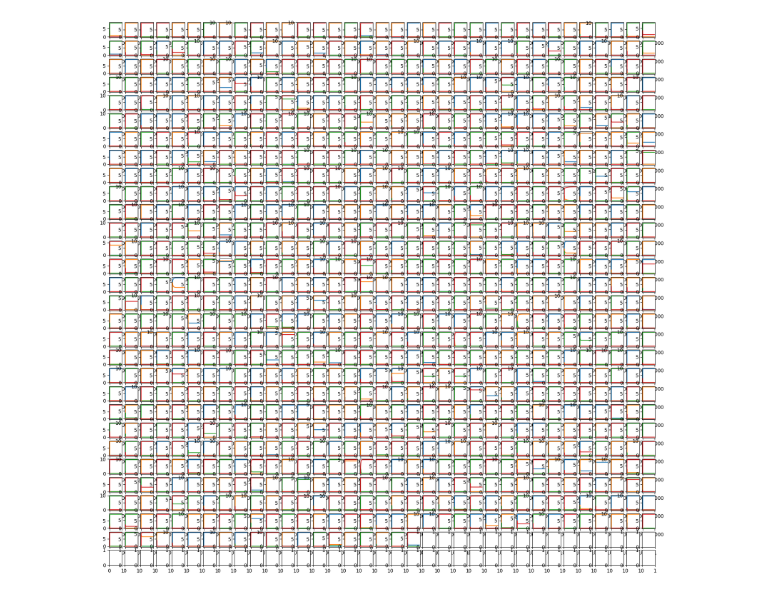
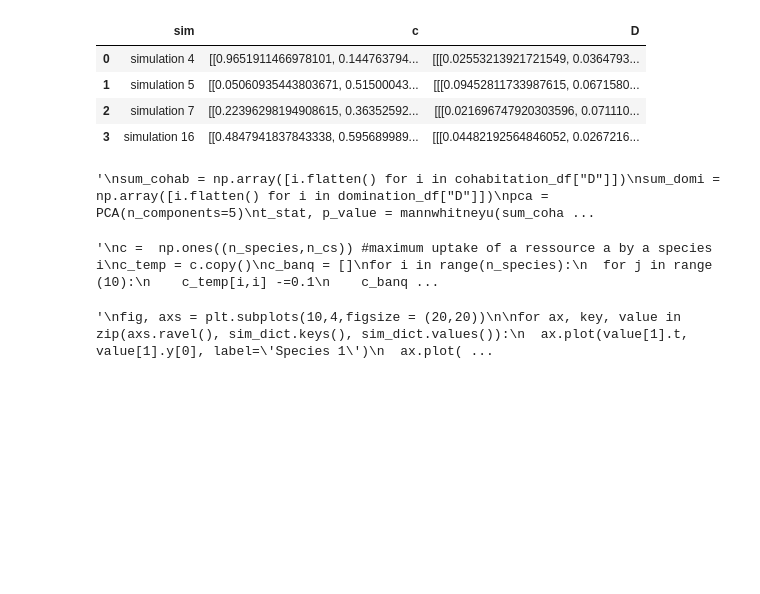
Before and after one commit to GiveMe1Coffee/m6-consumer-resource-model, a Jupyter notebook: M6_project.ipynb, the cells around one changed output. Drawn from its saved outputs; the diff is of its cells as text; code cells hidden in the pictures; blank space fills up the shorter version.

```diff
--- a/M6_project.ipynb
+++ b/M6_project.ipynb
@@ -247,7 +253,70 @@ for i in range(1000):
+# %%
+#trash
+
+cohabitation_data = {"sim":[], "c" :[], "D" : []}
+
+domination_data = {"sim":[],"c":[], "D":[]}
+
+for i in range(len(sim_dict)):
+  index_alive = []
+  for a in range(n_species):
+    if sim_dict[f"simulation {i}"][1].y[a][-1:] > 1e-9:
+      index_alive.append(a)
+  if len(index_alive) > 1:
+    cohabitation_data["sim"].append(f"simulation {i}")
+    cohabitation_data["c"].append(sim_dict[f"simulation {i}"][0][0])
+    cohabitation_data["D"].append(sim_dict[f"simulation {i}"][0][1])
+  else:
+    domination_data["sim"].append(f"simulation {i}")
+    domination_data["c"].append(sim_dict[f"simulation {i}"][0][0])
+    domination_data["D"].append(sim_dict[f"simulation {i}"][0][1])
+
+cohabitation_df = pd.DataFrame(cohabitation_data)
+domination_df = pd.DataFrame(domination_data)
+cohabitation_df.head()
+# %% [output]
+|  | sim | c | D |
+| 0 | simulation 4 | [[0.9651911466978101, 0.144763794... | [[[0.02553213921721549, 0.0364793... |
+| 1 | simulation 5 | [[0.05060935443803671, 0.51500043... | [[[0.09452811733987615, 0.0671580... |
+| 2 | simulation 7 | [[0.22396298194908615, 0.36352592... | [[[0.021696747920303596, 0.071110... |
+| 3 | simulation 16 | [[0.4847941837843338, 0.595689989... | [[[0.04482192564846052, 0.0267216... |
+# %%
+# Statistical analysis
+#trash
+'''
+sum_cohab = np.array([i.flatten() for i in cohabitation_df["D"]])
+sum_domi = np.array([i.flatten() for i in domination_df["D"]])
+pca = PCA(n_components=5)
+t_stat, p_value = mannwhitneyu(sum_cohab, sum_domi)
+p_value
+'''
+# %% [output]
+'\nsum_cohab = np.array([i.flatten() for i in cohabitation_df["D"]])\nsum_domi = np.array([i.flatten() for i in domination_df["D"]])\npca = PCA(n_components=5)\nt_stat, p_value = mannwhitneyu(sum_coha ...
+# %%
+# banque of c for simulation
+'''
+c =  np.ones((n_species,n_cs)) #maximum uptake of a ressource a by a species i
+c_temp = c.copy()
+c_banq = []
+for i in range(n_species):
+  for j in range (10):
+    c_temp[i,i] -=0.1
+    c_banq.append(c_temp)
+
+t_span = (0,10000)
+t_eval = np.linspace(t_span[0], t_span[1],300)
+
+sim_dict = {}
+for i in range(len(c_banq)):
+  c = c_banq[i]
+  sol = solve_ivp(CR_model, t_span, y0,args=(c, K, w, l, m, g, d, D), method = "BDF")
+  sim_dict[f"simulation {i}"] = [[c,D],sol]
+'''
+# %% [output]
+'\nc =  np.ones((n_species,n_cs)) #maximum uptake of a ressource a by a species i\nc_temp = c.copy()\nc_banq = []\nfor i in range(n_species):\n  for j in range (10):\n    c_temp[i,i] -=0.1\n    c_banq ...
 # %%
-#plotting usinage
-
-fig, axs = plt.subplots(30,35,figsize = (20,20))
+'''
+fig, axs = plt.subplots(10,4,figsize = (20,20))
 
 for ax, key, value in zip(axs.ravel(), sim_dict.keys(), sim_dict.values()):
   ax.plot(value[1].t, value[1].y[0], label='Species 1')
@@ -256,5 +325,6 @@ for ax, key, value in zip(axs.ravel(), sim_dict.keys(), sim_dict.values()):
   ax.plot(value[1].t, value[1].y[3], label='Species 4')  #ax.set_yscale("log")
 plt.tight_layout()
 plt.show()
+'''
 # %% [output]
-[figure, removed]
+'\nfig, axs = plt.subplots(10,4,figsize = (20,20))\n\nfor ax, key, value in zip(axs.ravel(), sim_dict.keys(), sim_dict.values()):\n  ax.plot(value[1].t, value[1].y[0], label=\'Species 1\')\n  ax.plot( ...
```
Also changed, not shown: parts of 14 cells of this notebook.
